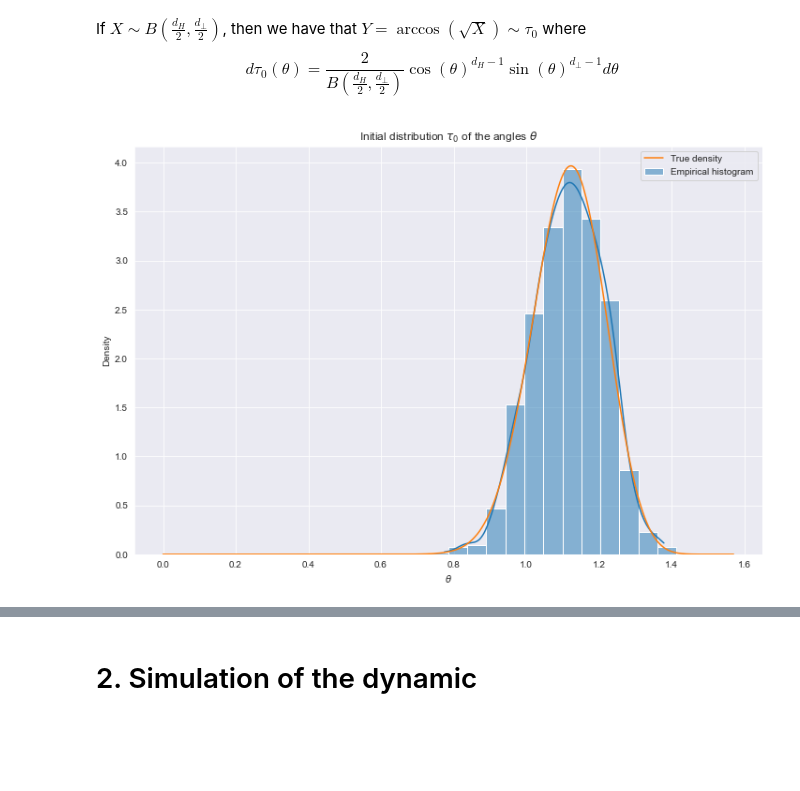
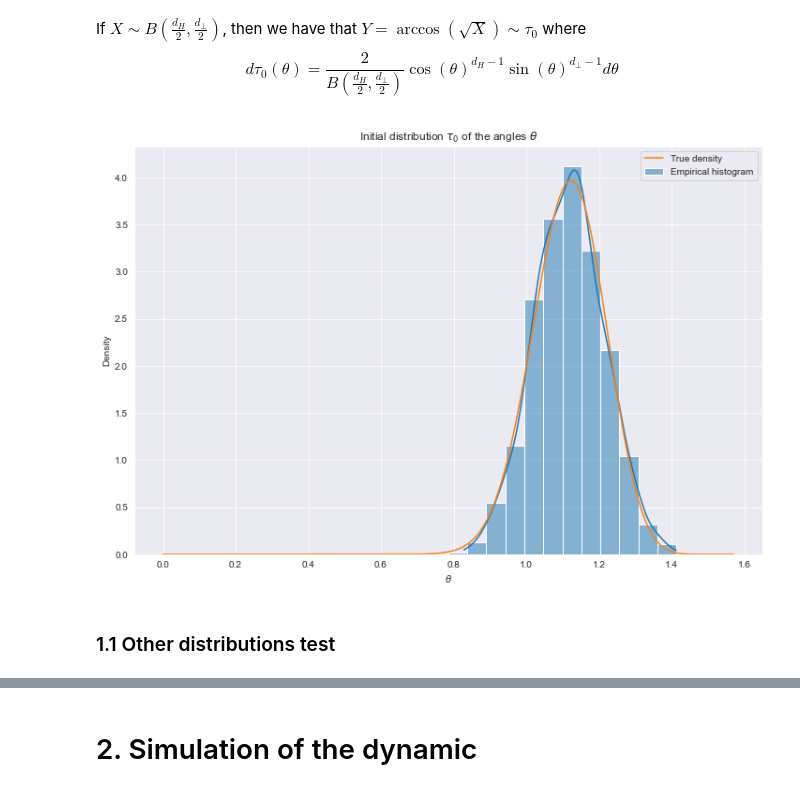
Before and after one commit to karl-hajjar/learning-structure, a Jupyter notebook: learning-structure/notebooks/1d-angles-simulation.ipynb, the cells around one changed output, grey strips where cells are left out. Cells and saved outputs as stored; diff of their text form; code cells hidden in the pictures; blank space fills up the shorter version.

```diff
--- a/learning-structure/notebooks/1d-angles-simulation.ipynb
+++ b/learning-structure/notebooks/1d-angles-simulation.ipynb
@@ -43,13 +43,13 @@ input_dim = 50
 d_H = 10
 width = 1024  # 1024
 bias = False
-n_steps = 3000
-base_lr = 5e-2
-batch_size = 256
+n_steps = 10000
+base_lr = 5.0e-3
 
 target_p = 2
 SEED = 42
-pause = 1e-6
+num = 500
+N_b = 1000
 # %%
 FIGURES_DIR = os.path.join(ROOT, 'figures/2-layer/high_dim/bias/{}'.format(width))
 # %%
@@ -62,20 +62,26 @@ If $X \sim B \left(\frac{d_H}{2}, \frac{d_\perp}{2} \right)$, then we have that
 def tau_0_density(theta, d_H=d_H, input_dim=input_dim):
     d = input_dim
     return 2 * (np.cos(theta) ** (d_H - 1)) * (np.sin(theta) ** (d-d_H -1)) / s.beta(d_H/2, (d-d_H)/2)
+# %%
+m = width
+d = input_dim
+
+initial_cs = np.sign(np.random.uniform(low=-1., high=1.0, size=width))
+initial_thetas = np.arccos(np.sqrt(np.random.beta(d_H/2, (d-d_H)/2, size=width)))
+signs = np.copy(initial_cs)
 # %%
-m = 1024
-u = np.random.beta(d_H/2, (d-d_H)/2, size=m)
+theta_grid = np.linspace(start=0., stop=np.pi/2, num=num, endpoint=True)
 colors = sns.color_palette()
 
 data = pd.DataFrame(columns=['$\\theta$'])
-data['$\\theta$'] = np.arccos(np.sqrt(np.random.beta(d_H/2, (d-d_H)/2, size=m)))
+data['$\\theta$'] = initial_thetas
 
 plt.figure(figsize=(12, 8))
 sns.histplot(data, x='$\\theta$', stat='density', kde=True, binrange=(0., np.pi/2), bins=30,
              label='Empirical histogram')
 plt.plot(theta_grid, tau_0_density(theta_grid), color=colors[1], label='True density')
 plt.title('Initial distribution $\\tau_0$ of the angles $\\theta$')
 plt.legend()
 plt.show()
 # %% [output]
-[figure, old version]
+[figure, new version]
@@ -85,0 +88,2 @@ signs = np.copy(initial_cs)
+# %% [markdown]
+### 1.1 Other distributions test
```
Also changed, not shown: parts of 59 cells of this notebook, 2 other files.
